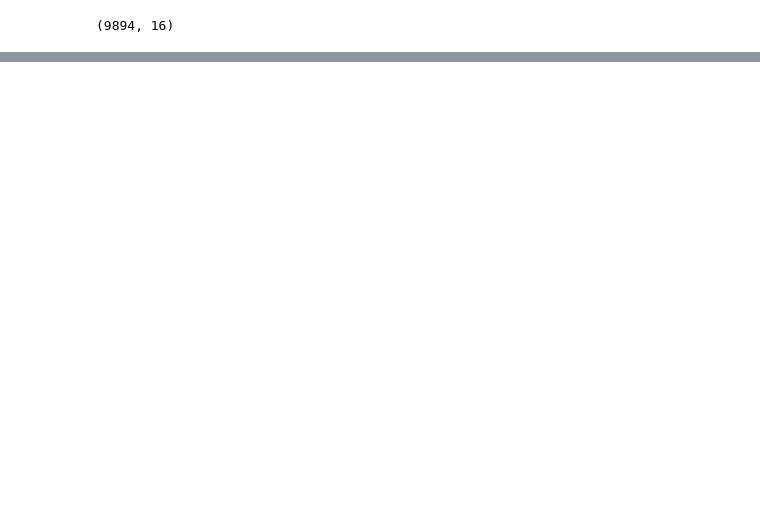
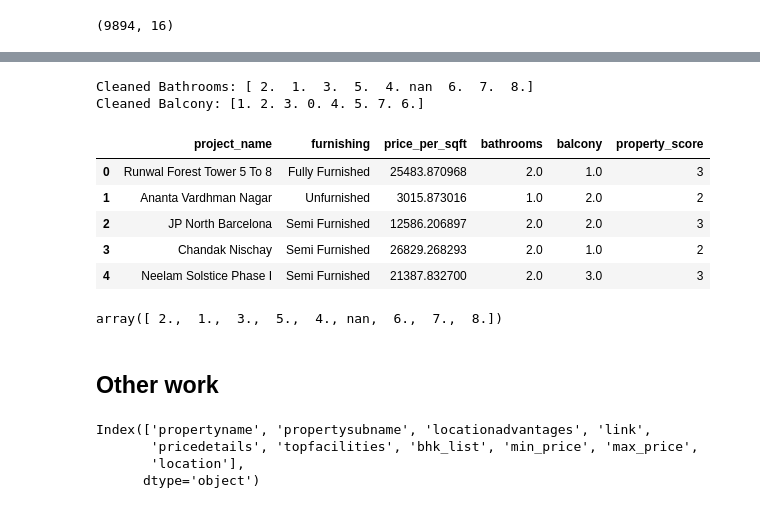
Before and after one commit to ShlokBagwe/Realytics-End-to-End-Real-Estate-Intelligence-Platform, a Jupyter notebook: Pre-Processing/Real_Estate_Data_Merge.ipynb, the cells around one changed output, grey strips where cells are left out. Cells and saved outputs as stored; diff of their text form; code cells hidden in the pictures; blank space fills up the shorter version.

```diff
--- a/Pre-Processing/Real_Estate_Data_Merge.ipynb
+++ b/Pre-Processing/Real_Estate_Data_Merge.ipynb
@@ -413,6 +437,8 @@ df2.loc[mask, 'bathrooms'] = np.nan
 # %%
 mask = ~df2['possesion_status'].str.contains("Ready to move", na=False)
 df2.loc[mask,'possesion_status'] = np.nan
+# %%
+df2['flat_type'] = df2['flat_type'].str.replace("1 RK Flat", "0.5 BHK Flat")
 # %%
 df2 = df2[['flat_type', 'price', 'age_of_property', 'possesion_status', 'which_floor', 'project_name', 'bedrooms', 'bathrooms', 'balcony', 'parking', 'source', 'location', 'buildup_area_sqft', 'carpet_area_sqft', 'is_ready_to_move', 'furnishing']]
 # %%
@@ -429,0 +475,44 @@ df2.shape
+# %%
+df2['price_per_sqft'] = df2['price']*10000000/df2['buildup_area_sqft']
+# %%
+df2['bathrooms'] = pd.to_numeric(df2['bathrooms'], errors='coerce')
+
+df2['balcony'] = pd.to_numeric(df2['balcony'].replace('No Balcony', 0), errors='coerce').fillna(0)
+
+print("Cleaned Bathrooms:", df2['bathrooms'].unique()[:10])
+print("Cleaned Balcony:", df2['balcony'].unique()[:10])
+# %% [output]
+Cleaned Bathrooms: [ 2.  1.  3.  5.  4. nan  6.  7.  8.]
+Cleaned Balcony: [1. 2. 3. 0. 4. 5. 7. 6.]
+# %%
+furnish_score = {'Fully Furnished': 3, 'Semi Furnished': 2, 'Unfurnished': 1, 'Unknown': 0}
+
+# Now calculate the score safely
+df2['property_score'] = (
+    df2['furnishing'].map(furnish_score).fillna(0) +
+    (df2['price_per_sqft'] > df2['price_per_sqft'].quantile(0.75)).astype(int) * 2 +
+    (df2['bathrooms'] >= 3).astype(int) +
+    (df2['balcony'] >= 2).astype(int)
+)
+
+display(df2[['project_name', 'furnishing', 'price_per_sqft', 'bathrooms', 'balcony', 'property_score']].head())
+# %% [output]
+|  | project_name | furnishing | price_per_sqft | bathrooms | balcony | property_score |
+| 0 | Runwal Forest Tower 5 To 8 | Fully Furnished | 25483.870968 | 2.0 | 1.0 | 3 |
+| 1 | Ananta Vardhman Nagar | Unfurnished | 3015.873016 | 1.0 | 2.0 | 2 |
+| 2 | JP North Barcelona | Semi Furnished | 12586.206897 | 2.0 | 2.0 | 3 |
+| 3 | Chandak Nischay | Semi Furnished | 26829.268293 | 2.0 | 1.0 | 2 |
+| 4 | Neelam Solstice Phase I | Semi Furnished | 21387.832700 | 2.0 | 3.0 | 3 |
+# %%
+df2['bathrooms'].unique()
+# %% [output]
+array([ 2.,  1.,  3.,  5.,  4., nan,  6.,  7.,  8.])
+# %% [markdown]
+## Other work
+# %%
+df1.columns
+# %% [output]
+Index(['propertyname', 'propertysubname', 'locationadvantages', 'link',
+       'pricedetails', 'topfacilities', 'bhk_list', 'min_price', 'max_price',
+       'location'],
+      dtype='object')
```
Also changed, not shown: parts of 32 cells of this notebook.
